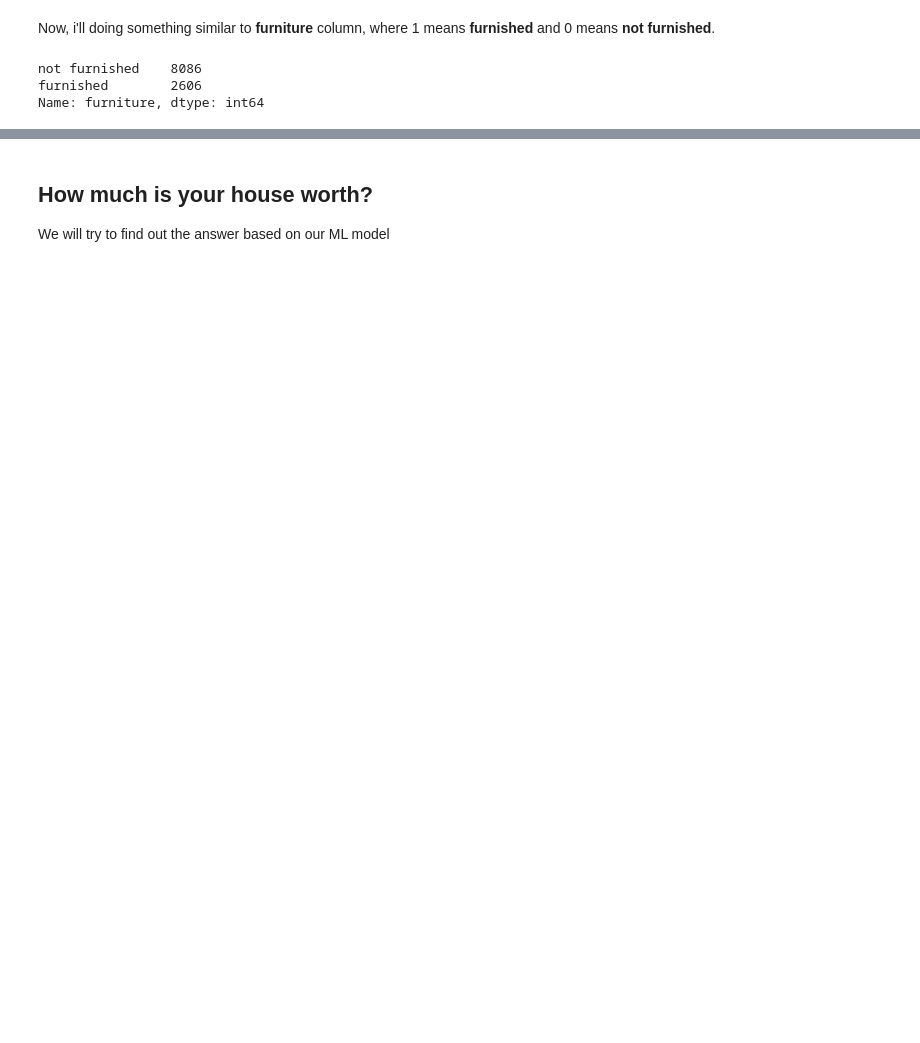
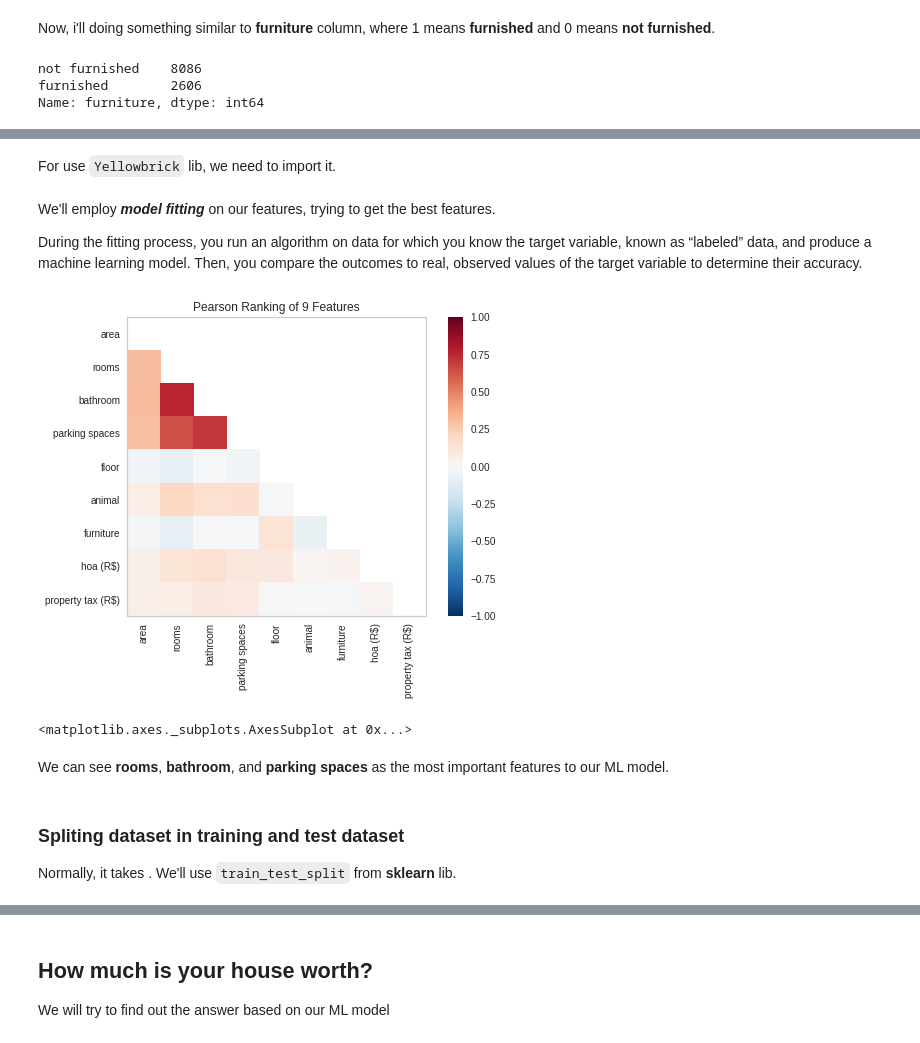
Before and after one commit to Samuellucas97/ML-E2E-Course, a Jupyter notebook: UdemyCourse.ipynb, the cells around one changed output, grey strips where cells are left out. Cells and saved outputs as stored; diff of their text form; code cells hidden in the pictures; blank space fills up the shorter version.

```diff
--- a/UdemyCourse.ipynb
+++ b/UdemyCourse.ipynb
@@ -508,4 +495,4 @@ not furnished    8086
 furnished        2606
 Name: furniture, dtype: int64
 # %%
-dataset["furniture"].map({"furnished":1,"not furnished":0})
+dataset["furniture"]=dataset["furniture"].map({"furnished":1,"not furnished":0})
@@ -524,0 +510,3 @@ Name: furniture, Length: 10692, dtype: int64
+# %%
+dataset_filtered_SP = dataset.loc[dataset["city"]=="São Paulo"]
+dataset_filtered_SP.head()
@@ -524,0 +522,3 @@ Name: furniture, Length: 10692, dtype: int64
+# %%
+dataset_filtered_SP.drop(columns=["city"], inplace=True)
+dataset_filtered_SP.head(5)
@@ -524,0 +536,3 @@ Name: furniture, Length: 10692, dtype: int64
+# %%
+features = dataset_filtered_SP.drop(columns=["rent amount (R$)"])
+predictor = dataset_filtered_SP["rent amount (R$)"]
@@ -524,0 +572,2 @@ Name: furniture, Length: 10692, dtype: int64
+# %% [markdown]
+For use `Yellowbrick` lib, we need to import it.
@@ -524,0 +576,19 @@ Name: furniture, Length: 10692, dtype: int64
+# %% [markdown]
+We'll employ ***model fitting*** on our features, trying to get the best features.
+
+During the fitting process, you run an algorithm on data for which you know the target variable, known as “labeled” data, and produce a machine learning model. Then, you compare the outcomes to real, observed values of the target variable to determine their accuracy.
+# %%
+correlation = Rank2D( algorithm="pearson")
+
+correlation.fit(features, predictor)
+correlation.transform( features )
+correlation.show()
+# %% [output]
+[figure, added]
+<matplotlib.axes._subplots.AxesSubplot at 0x...>
+# %% [markdown]
+We can see **rooms**, **bathroom**, and **parking spaces** as the most important features to our ML model.
+# %% [markdown]
+### Spliting dataset in training and test dataset
+
+Normally, it takes . We'll use `train_test_split` from **sklearn** lib.
```
Also changed, not shown: parts of 15 cells of this notebook.
